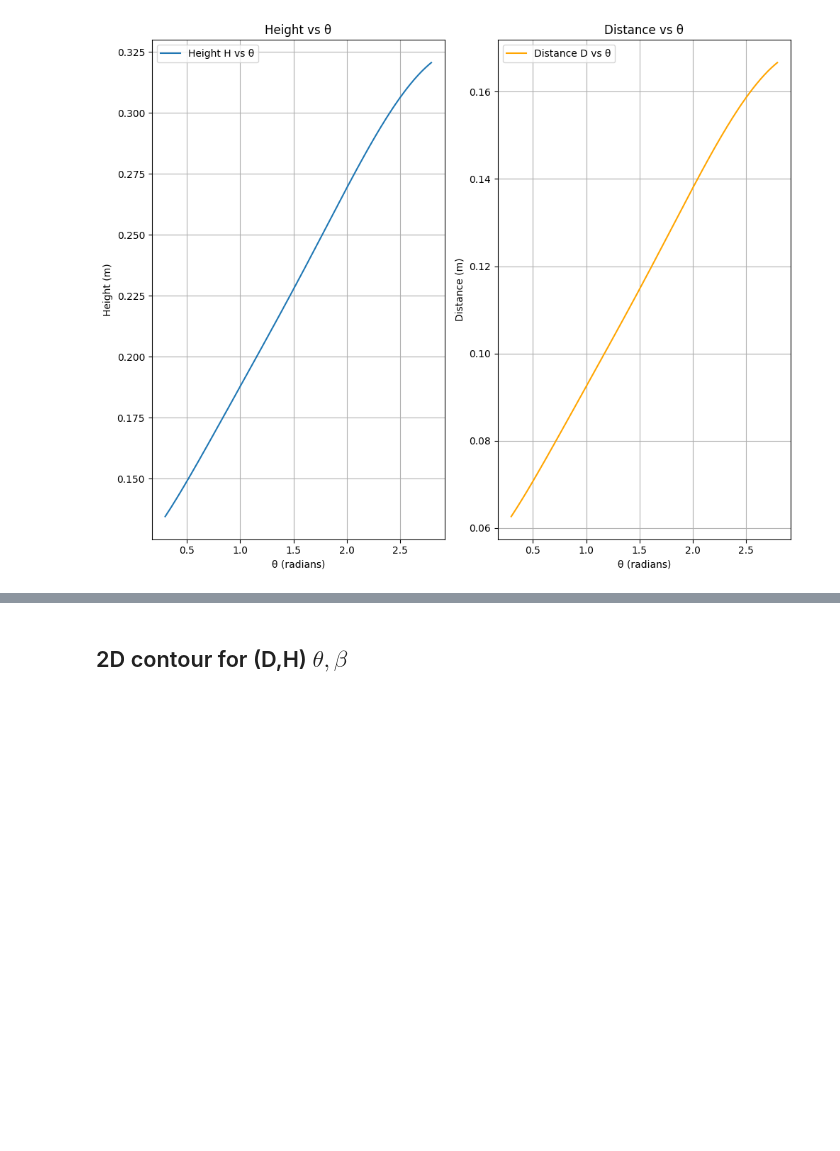
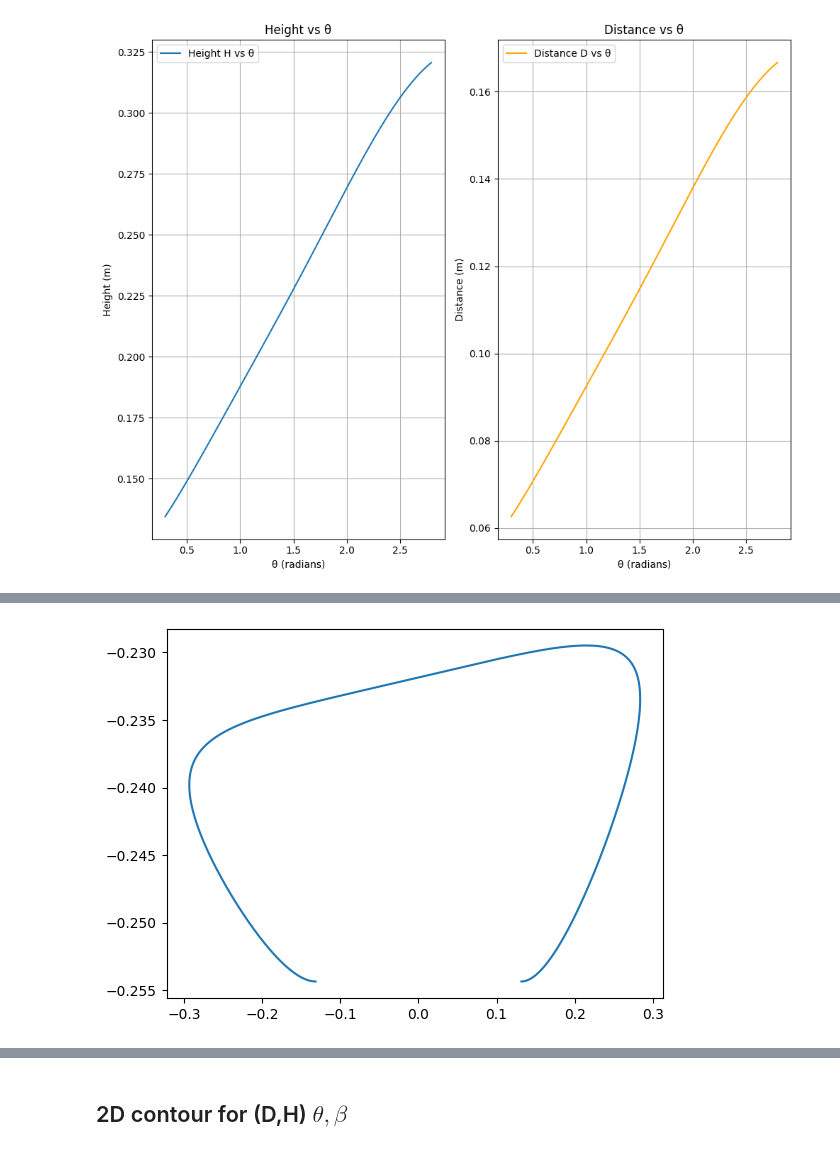
Before and after one commit to Starlee-0514/LegWheel, a Jupyter notebook: Note/Note.ipynb, the cells around one changed output, grey strips where cells are left out. Saved outputs shown, nothing was run; the diff lists cells and outputs as text; code cells hidden in the pictures; blank space fills up the shorter version.

```diff
--- a/Note/Note.ipynb
+++ b/Note/Note.ipynb
@@ -192,0 +254,34 @@ plt.show()
+# %%
+from bezier import swing
+import time
+import Trajectory_Planning as TJ
+traj_planner = TJ.TrajectoryPlanner(stand_height = 0.3,
+                                    step_length = 0.4,
+                                    leg = leg,
+                                    step_height=0.02,
+                                    period=2.4,
+                                    dt=0.01)
+
+leg = LegModel.LegModel()
+theta0, beta0, D = traj_planner.get_init_tb()
+H = traj_planner.H
+
+# G point at lift on
+leg.forward(theta0, beta0)
+G_lo = leg["G"].copy()
+# G point at touch down
+leg.forward(theta0, -beta0)
+G_td = leg["G"].copy()
+traj_planner.move()
+
+start = time.time()
+sp = traj_planner.generate_swing_trajectory()
+end = time.time()
+d = np.linspace(0, 1, 10000)
+curve_points = [sp.getFootendPoint(_) for _ in d]
+x_ = [p[0] for p in curve_points]
+y_ = [p[1] for p in curve_points]
+plt.plot(x_, y_)
+plt.show()
+# %% [output]
+[figure, added]
```
Also changed, not shown: parts of 13 cells of this notebook, 8 other files.
